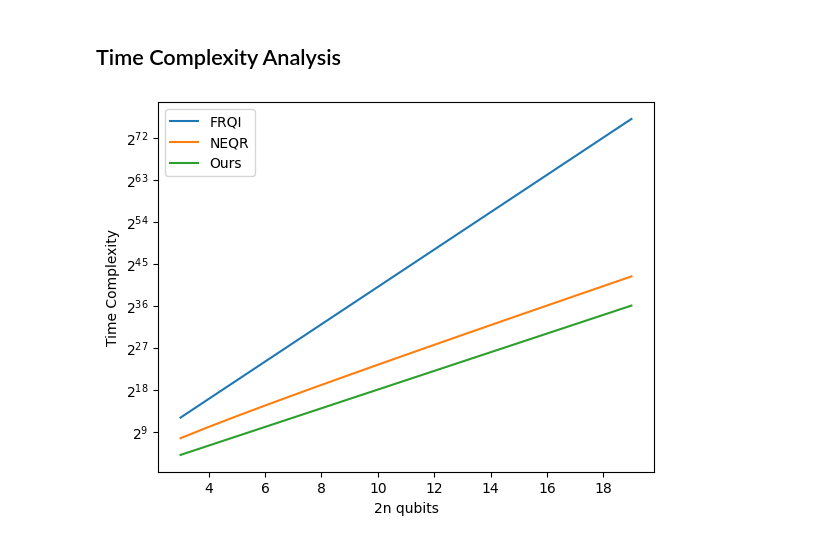
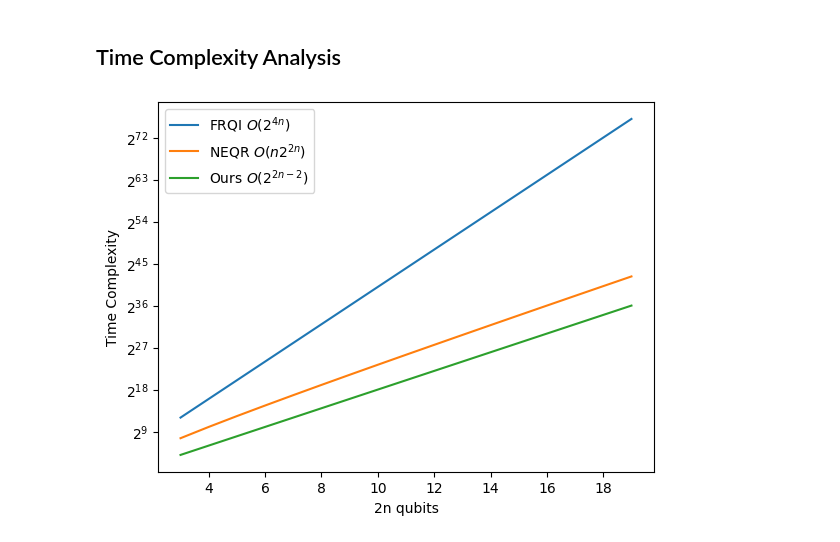
Before and after one commit to ksm999/Stereo, a Jupyter notebook: Quantum_Image_Processing.ipynb, the cells around one changed output. Cells and saved outputs as stored; diff of their text form; code cells hidden in the pictures.

```diff
--- a/Quantum_Image_Processing.ipynb
+++ b/Quantum_Image_Processing.ipynb
@@ -799,30 +799,30 @@ plot_bloch_multivector(state)
 # %%
 import matplotlib.pyplot as plt
 
 # n qubits can represent 2**n pixels. Thus, Total number of used qubits are 2n qubits.
 
 # Big-O represent of FRQI
 n = np.arange(3,20)
 n = n.astype(np.float64)
 y_frqi = 2**(4*n)
 
 # Big-O represent of NEQR
 # Assume q = 1 for initial states.
 
 y_neqr = n*2**(2*n)
 
 # Big-O represent of Ours
 
 y_ours = 2**(2*n-2)
 
-plt.plot(n, y_frqi, label = 'FRQI')
-plt.plot(n, y_neqr, label = 'NEQR')
-plt.plot(n, y_ours, label = 'Ours')
+plt.plot(n, y_frqi, label = 'FRQI $O(2^{4n})$')
+plt.plot(n, y_neqr, label = 'NEQR $O(n2^{2n})$')
+plt.plot(n, y_ours, label = 'Ours $O(2^{2n-2})$')
 plt.xlabel('2n qubits')
 plt.ylabel('Time Complexity')
 plt.yscale('log', base=2)
 plt.legend()
 
 plt.show()
 # %% [output]
-[figure, old version]
+[figure, new version]
```
